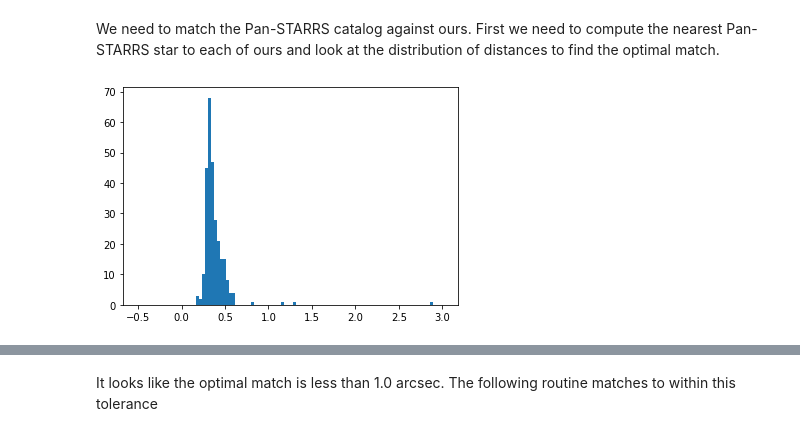
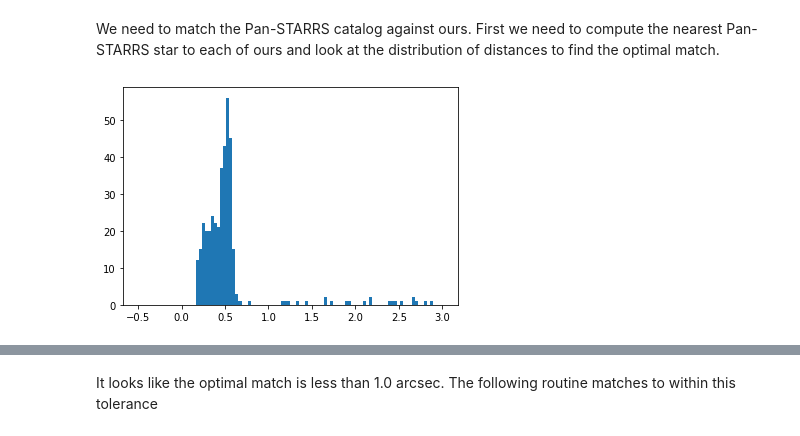
Before and after one commit to elliot1283/astr596_eorellana_obsproject, a Jupyter notebook: reduction_part5_student.ipynb, the cells around one changed output, grey strips where cells are left out. Saved outputs shown, nothing was run; the diff lists cells and outputs as text; code cells hidden in the pictures.

```diff
--- a/reduction_part5_student.ipynb
+++ b/reduction_part5_student.ipynb
@@ -354,10 +354,10 @@ def sep_check(imgwcs,srcs,refcat):
     #plot the histograms
     _ = plt.hist(sep2d.arcsec, bins=100, range=(-0.5, 3))
     return refcoord, coord
-# %%
-refcoord_King20_V, coord_King20_V = sep_check(imgwcs_King20_V,srcs_King20_V,refcat_King20_V)
-# %% [output]
-[figure, removed]
+# %%
+refcoord_ngc7128_V, coord_ngc7128_V = sep_check(imgwcs_ngc7128_V,srcs_ngc7128_V,refcat_ngc7128_V)
+# %% [output]
+[figure, added]
 # %%
 refcoord_ngc7128_B, coord_ngc7128_B = sep_check(imgwcs_ngc7128_B,srcs_ngc7128_B,refcat_ngc7128_B)
 # %% [output]
```
Also changed, not shown: parts of 10 cells of this notebook.
